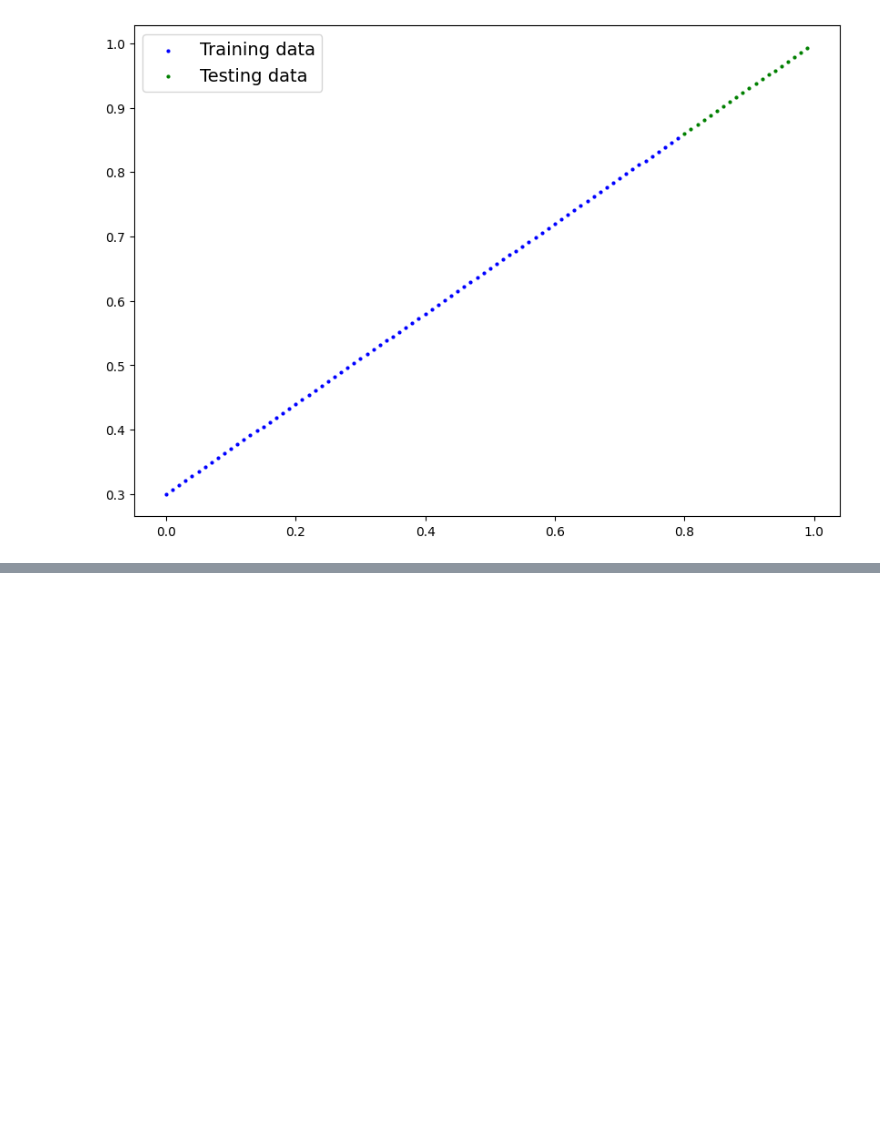
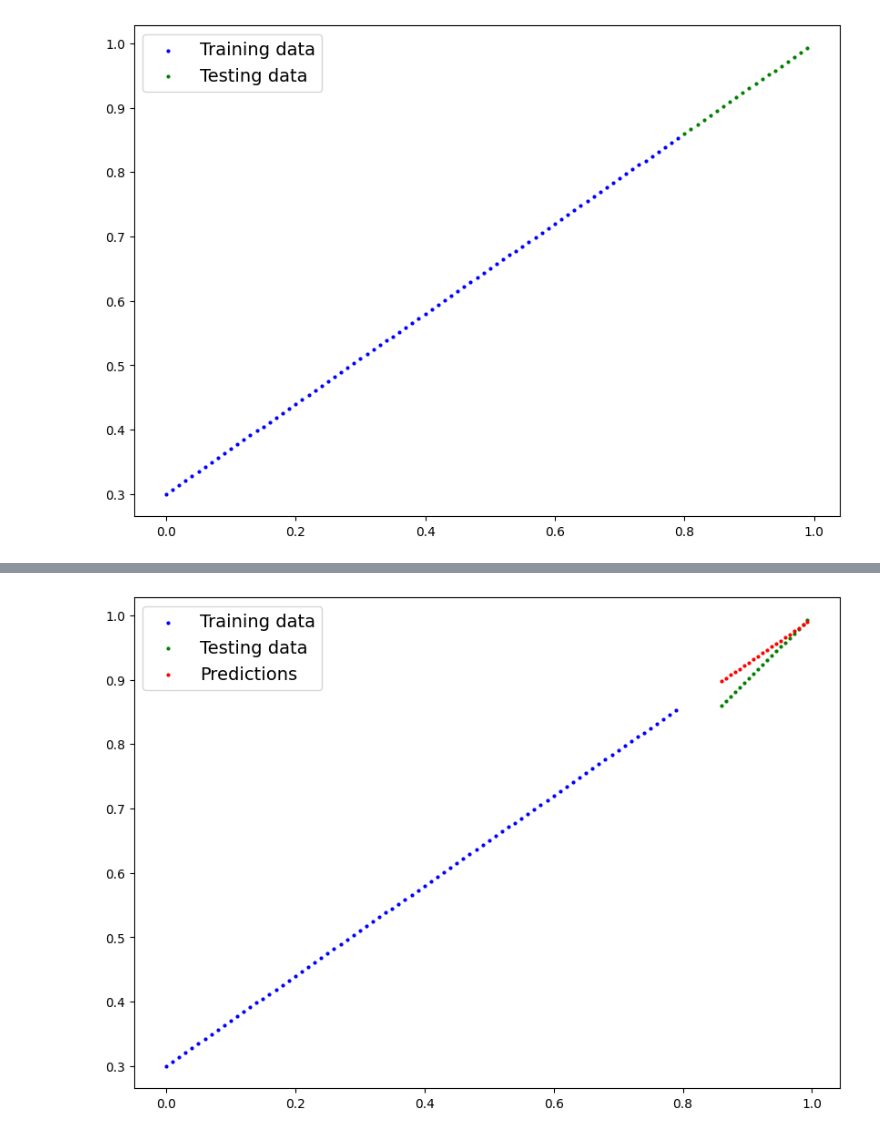
Before and after one commit to uzair011/PyTorch-fndmntl, a Jupyter notebook: 02_PyTorch_Neural_Network_Classification.ipynb, the cells around one changed output, grey strips where cells are left out. Drawn from its saved outputs; the diff is of its cells as text; code cells hidden in the pictures; blank space fills up the shorter version.

```diff
--- a/02_PyTorch_Neural_Network_Classification.ipynb
+++ b/02_PyTorch_Neural_Network_Classification.ipynb
@@ -752,0 +735,8 @@ torch.Size([80, 1])
+# %%
+model_2 = nn.Sequential(
+    nn.Linear(in_features = 1, out_features = 10),
+    nn.Linear(in_features = 10, out_features = 10),
+    nn.Linear(in_features = 10, out_features = 1)
+).to(device)
+
+model_2
@@ -752,0 +805,17 @@ torch.Size([80, 1])
+# %%
+# Turn on eval() mode
+model_2.eval()
+
+# make predictions - inference_mode
+with torch.inference_mode():
+  y_preds = model_2(X_test_regression)
+
+# Plot predictions...
+
+plot_predictions(train_data=X_train_regression.cpu(),
+                 train_labels=y_train_regression.cpu(),
+                 test_data=X_test_regression.cpu(),
+                 test_labels=y_test_regression.cpu(),
+                 predictions=y_preds.cpu());
+# %% [output]
+[figure, added]
```
Also changed, not shown: parts of 9 cells of this notebook.
